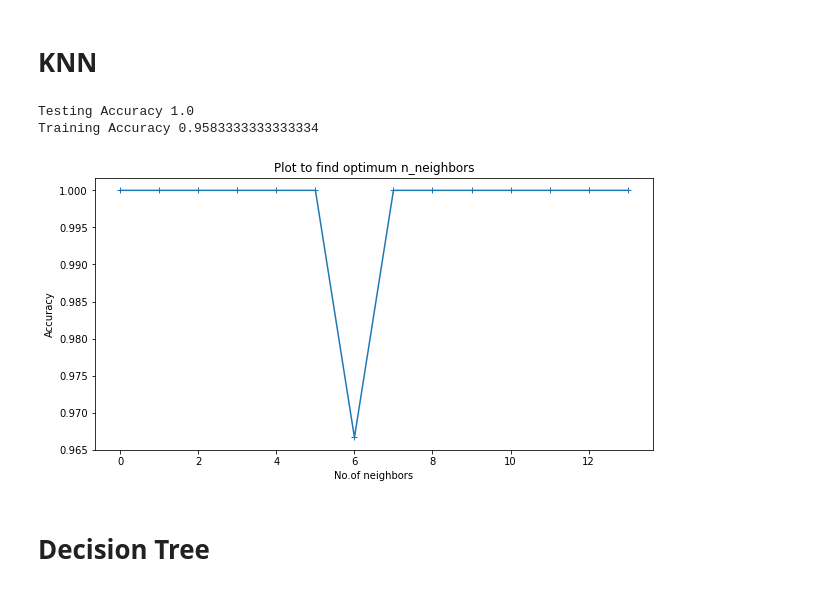
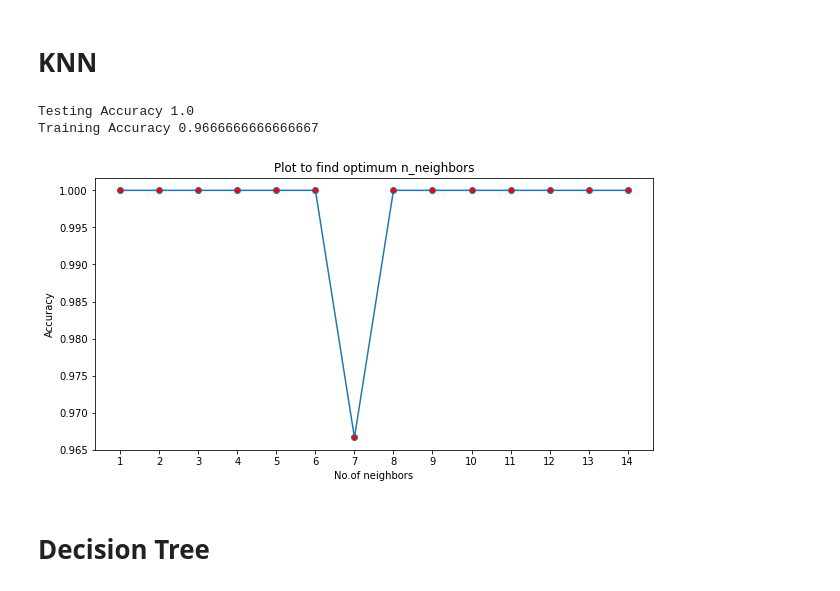
Before and after one commit to akanshya/The-Sparks-Foundation-Internship-Tasks, a Jupyter notebook: Task 3/Task 3_Iris_Dataset.ipynb, the cells around one changed output. Cells and saved outputs as stored; diff of their text form; code cells hidden in the pictures.

```diff
--- a/Task 3/Task 3_Iris_Dataset.ipynb
+++ b/Task 3/Task 3_Iris_Dataset.ipynb
@@ -206,7 +206,7 @@ Training Accuracy 0.975
 # %% [markdown]
 # KNN
 # %%
-knn=KNeighborsClassifier(n_neighbors=4)
+knn=KNeighborsClassifier(n_neighbors=6)
 knn.fit(x_train,y_train)
 y_pred=knn.predict(x_test)
 y_pred_train=knn.predict(x_train)
@@ -215,7 +215,7 @@ print("Testing Accuracy",accuracy_score(y_test,y_pred))
 print("Training Accuracy",accuracy_score(y_train,y_pred_train))
 # %% [output]
 Testing Accuracy 1.0
-Training Accuracy 0.9583333333333334
+Training Accuracy 0.9666666666666667
 # %%
 #Code to get accuracies for KNN with n_neighbors 1 to 14
 accuracy_i=[]
@@ -227,13 +227,14 @@ for i in range(1,15):
 # %%
 #Plotting optimum n_neighbors
 plt.figure(figsize=(10,5))
-plt.plot(accuracy_i,marker='+')
+plt.plot(list(range(1,15)),accuracy_i,marker='o',mfc='red')
 plt.xlabel("No.of neighbors")
 plt.ylabel("Accuracy")
+plt.xticks(range(1,15))
 plt.title("Plot to find optimum n_neighbors")
 plt.show()
 # %% [output]
-[figure, old version]
+[figure, new version]
 # %% [markdown]
 # Decision Tree
 # %%
```
Also changed, not shown: parts of 1 cell of this notebook.
